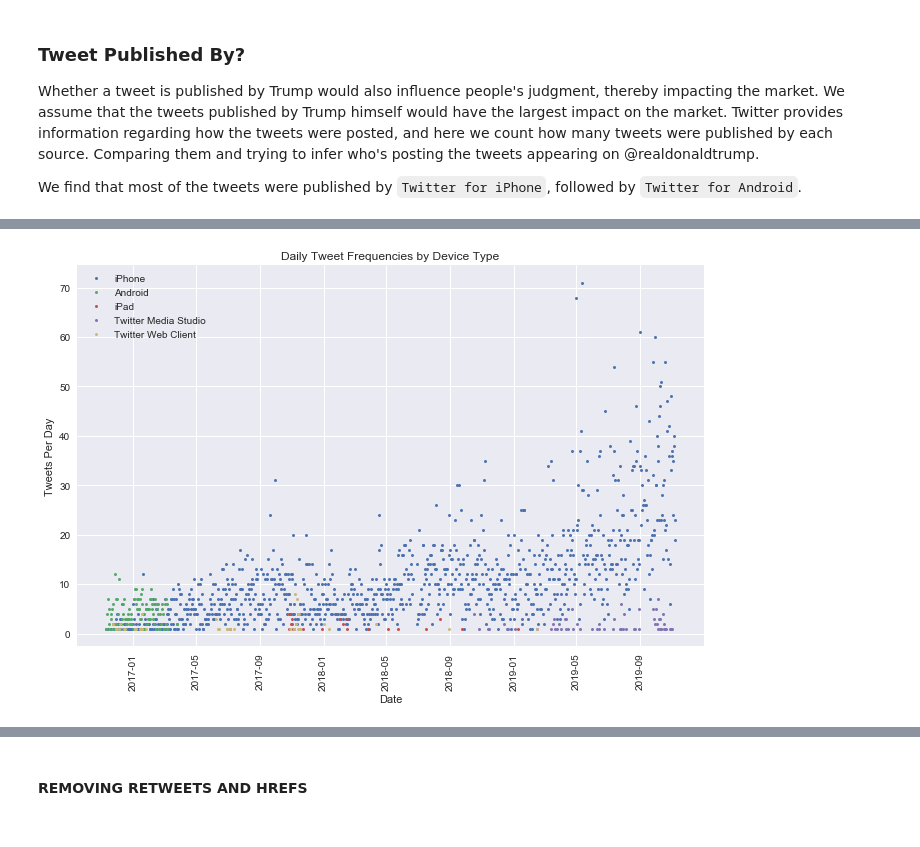
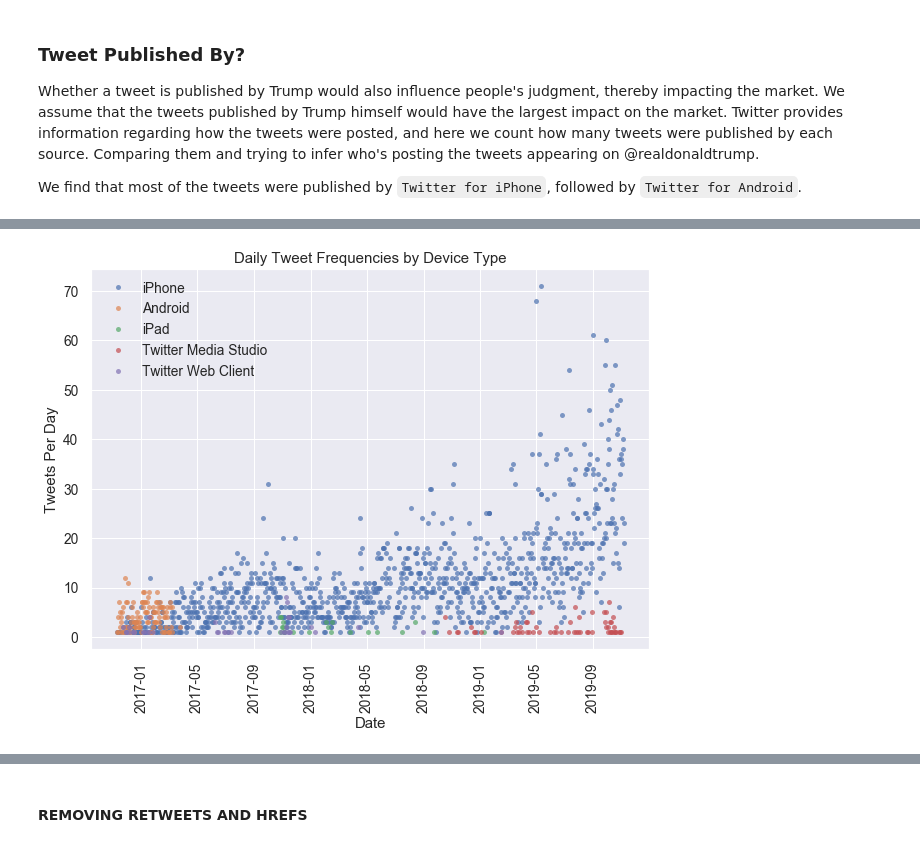
Before and after one commit to ddemarco96/FinalProject40, a Jupyter notebook: Trump_Word_Frequency_Analysis_Roger.ipynb, the cells around one changed output, grey strips where cells are left out. Saved outputs shown, nothing was run; the diff lists cells and outputs as text; code cells hidden in the pictures.

```diff
--- a/Trump_Word_Frequency_Analysis_Roger.ipynb
+++ b/Trump_Word_Frequency_Analysis_Roger.ipynb
@@ -23,7 +23,7 @@ import datetime
 
 import seaborn as sns
 sns.set(style='whitegrid')
-# plt.rcParams.update({'font.size': 22})
+plt.rcParams.update({'font.size': 22})
 
 plt.style.use('seaborn')
 pd.set_option('display.width', 1500)
@@ -31,7 +31,7 @@ pd.set_option('display.max_columns', 100)
 # %% [markdown]
 ### Viewing the Data
 # %%
-trump_tweets = pd.read_csv("data/tweets_scraped_11_07_2019.csv")
+trump_tweets = pd.read_csv("data/tweets_scraped_11_07_2019.csv", index_col='id_str')
 print(len(trump_tweets))
 # %% [output]
 12323
@@ -148,8 +167,6 @@ trump_tweets['date'] = trump_tweets['created_at'].dt.date
 trump_tweets['hour'] = trump_tweets['created_at'].dt.hour
 trump_tweets['min'] = trump_tweets['created_at'].dt.minute
 
-trump_tweets['id_str'] = trump_tweets['id_str']
-
 trump_tweets['time'] = trump_tweets.agg('{0[hour]}:{0[min]}'.format, axis=1)
 # %%
 trump_tweets.head()
@@ -177,28 +195,28 @@ for i in range(len(grouped_freq)):
                                    'num': num}, ignore_index=True)
 # %%
 plt.figure(figsize=(10,7))
-
+sns.set( font_scale=1.25)
 iphone = cleaned_df[cleaned_df['source'] == 'Twitter for iPhone']
 android = cleaned_df[cleaned_df['source'] == 'Twitter for Android']
 ipad = cleaned_df[cleaned_df['source'] == 'Twitter for iPad']
 tms = cleaned_df[cleaned_df['source'] == 'Twitter Media Studio']
 twc = cleaned_df[cleaned_df['source'] == 'Twitter Web Client']
 
-plt.plot_date(iphone['date'], iphone['num'], markersize = 3, label = 'iPhone')
-plt.plot_date(android['date'], android['num'], markersize = 3, label = 'Android')
-plt.plot_date(ipad['date'], ipad['num'], markersize = 3, label = 'iPad')
-plt.plot_date(tms['date'], tms['num'], markersize = 3, label = 'Twitter Media Studio')
-plt.plot_date(twc['date'], twc['num'], markersize = 3, label = 'Twitter Web Client')
+plt.plot_date(iphone['date'], iphone['num'], markersize = 5, alpha=0.7, label = 'iPhone')
+plt.plot_date(android['date'], android['num'], markersize = 5, alpha=0.7, label = 'Android')
+plt.plot_date(ipad['date'], ipad['num'], markersize = 5, alpha=0.7, label = 'iPad')
+plt.plot_date(tms['date'], tms['num'], markersize = 5, alpha=0.7, label = 'Twitter Media Studio')
+plt.plot_date(twc['date'], twc['num'], markersize = 5, alpha=0.7, label = 'Twitter Web Client')
 plt.xticks(rotation = 'vertical')
 
 plt.title("Daily Tweet Frequencies by Device Type")
 plt.xlabel("Date")
 plt.ylabel("Tweets Per Day")
 
 plt.legend()
 plt.show()
 # %% [output]
-[figure, old version]
+[figure, new version]
 # %%
 tgrouped_freq = trump_tweets.groupby(['hour', 'source']).size()
 tgrouped_df = pd.DataFrame(tgrouped_freq)
```
Also changed, not shown: parts of 51 cells of this notebook, 6 other files.
